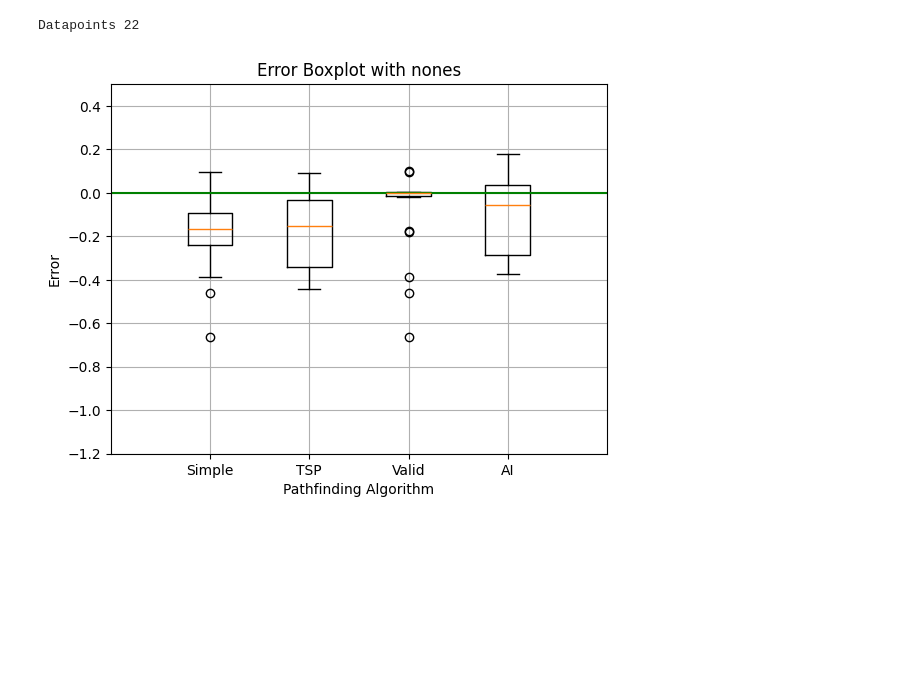
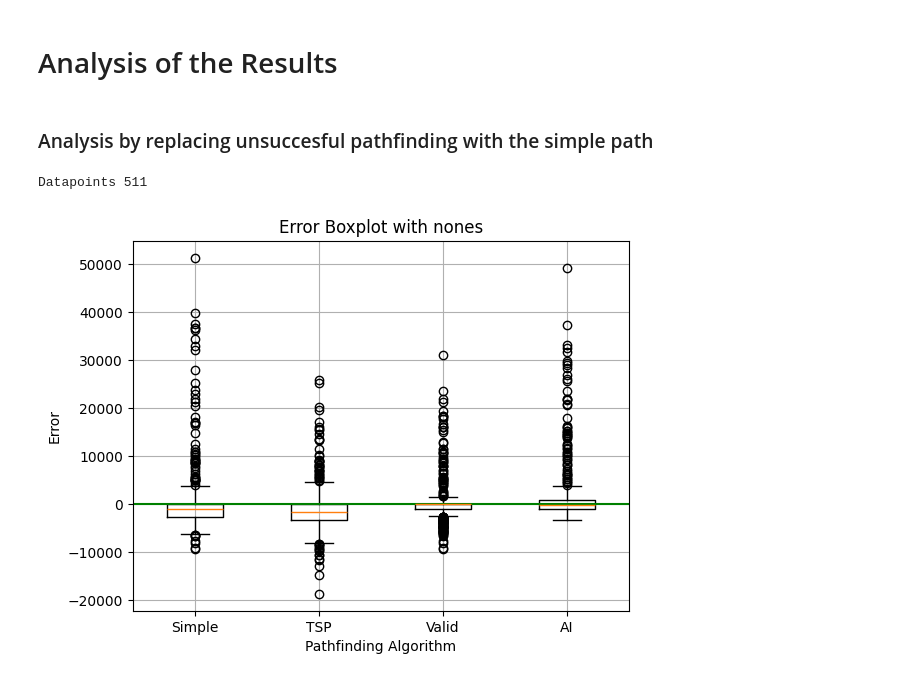
Before and after one commit to maximedrouhin/AI-Lab_Traveling-Salesman-Problem, a Jupyter notebook: statistic_analysis.ipynb, the cells around one changed output. Saved outputs shown, nothing was run; the diff lists cells and outputs as text; code cells hidden in the pictures; blank space fills up the shorter version.

Commit message:
ran the evaluate_models.py script over night and made a statistic analysis

```diff
--- a/statistic_analysis.ipynb
+++ b/statistic_analysis.ipynb
@@ -1,48 +1,55 @@
+# %% [markdown]
+# Analysis of the Results
 # %%
 import csv
 import pandas as pd
 import numpy as np
 # %%
 # Load the CSV file
-df = pd.read_csv('results/results4.csv')
+df = pd.read_csv('results/results_over_night.csv')
 
 # Calculate the accuracy
-accuracy = {}
+error_diff = {}
+error_diff_norm = {}
+
 
 for inx in ['simple_length','tsp_length','valid_length','AI_prediction']:
     #accuracy[inx] = df['true_length'] / df[inx]
-    accuracy[inx] = (df['true_length']-df[inx]) / df['true_length']
+    error_diff[inx] = df['true_length']-df[inx]
+    error_diff_norm[inx] = (df['true_length']-df[inx]) / df['true_length']
+# %% [markdown]
+### Analysis by replacing unsuccesful pathfinding with the simple path
 # %%
 #analysis change nan to simple
 import matplotlib.pyplot as plt
 
 # Extract the accuracy values from the dictionary
-accuracy_values = []
-for key in accuracy:
-    accuracy_values.append(list(accuracy[key]))
+error_diff_values = []
+for key in error_diff:
+    error_diff_values.append(list(error_diff[key]))
 
 
+# replace nones with the values from the simple algorythm simple
+for i in range(len(error_diff_values)):
+    tmp=[]
+    for j in range(len(error_diff_values[i])):
+        if np.isnan(error_diff_values[i][j]):
+            error_diff_values[i][j] = error_diff_values[0][j]
 
-for i in range(len(accuracy_values)):
-    tmp=[]
-    for j in range(len(accuracy_values[i])):
-        if np.isnan(accuracy_values[i][j]):
-            accuracy_values[i][j] = accuracy_values[0][j]
+print("Datapoints",len(error_diff_values[0]))
+# Plot the accuracy as a boxplot
+plt.boxplot(error_diff_values, labels=['Simple', 'TSP', 'Valid', 'AI'])
 
-print("Datapoints",len(accuracy_values[0]))
-# Plot the accuracy as a boxplot
-plt.boxplot(accuracy_values, labels=['Simple', 'TSP', 'Valid', 'AI'])
-
-plt.axis([0, 5, -1.2, 0.5])
+#plt.axis([0, 5, -1.2, 0.5])
 plt.grid(True)
 plt.axhline(y=0, color='g')
 # Add labels and title
 plt.xlabel('Pathfinding Algorithm')
 plt.ylabel('Error')
 plt.title('Error Boxplot with nones')
 
 # Show the plot
 plt.show()
 # %% [output]
-Datapoints 22
+Datapoints 511
-[figure, old version]
+[figure, new version]
```
Also changed, not shown: parts of 15 cells of this notebook, 1 other file.
